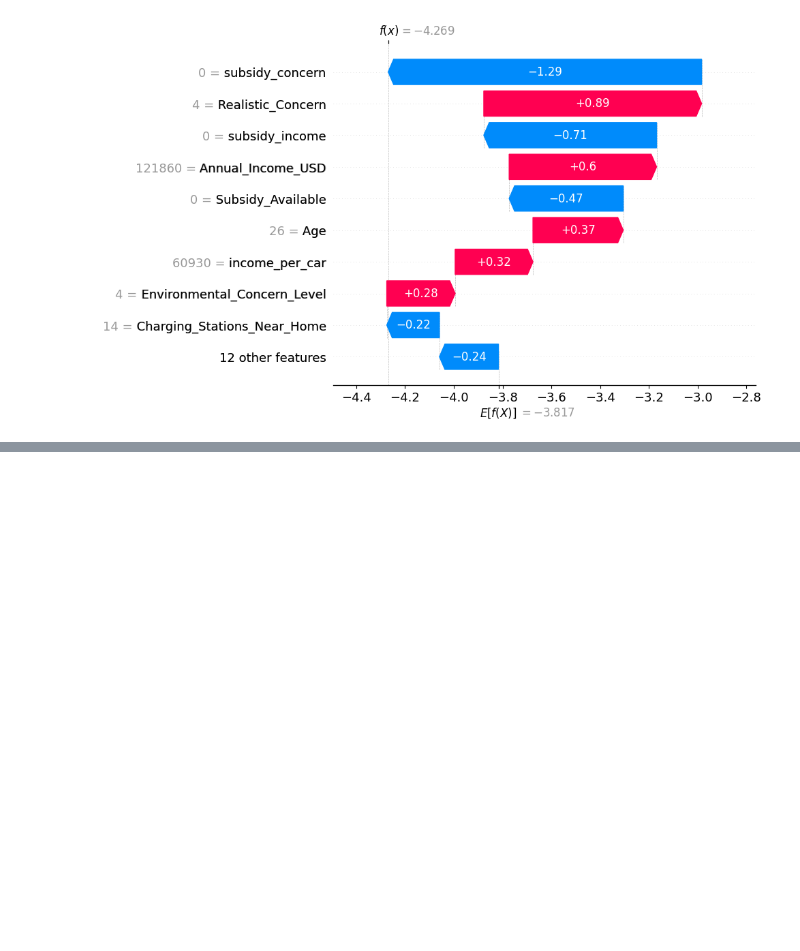
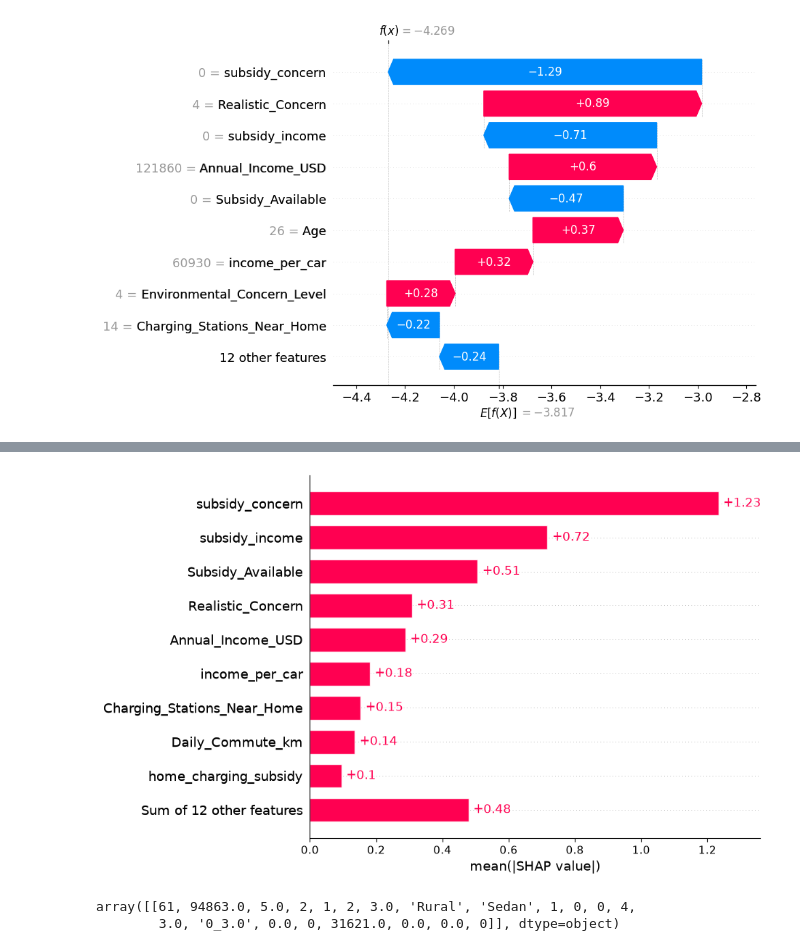
Before and after one commit to gavrilovAlikhan/EV-Purchases, a Jupyter notebook: notebooks/training_refactored.ipynb, the cells around one changed output, grey strips where cells are left out. Drawn from its saved outputs; the diff is of its cells as text; code cells hidden in the pictures; blank space fills up the shorter version.

```diff
--- a/notebooks/training_refactored.ipynb
+++ b/notebooks/training_refactored.ipynb
@@ -384,0 +421,9 @@ shap.plots.waterfall(sv[0])
+# %%
+shap.plots.bar(sv)
+# %% [output]
+[figure, added]
+# %%
+X.iloc[[5]].values
+# %% [output]
+array([[61, 94863.0, 5.0, 2, 1, 2, 3.0, 'Rural', 'Sedan', 1, 0, 0, 4,
+        3.0, '0_3.0', 0.0, 0, 31621.0, 0.0, 0.0, 0]], dtype=object)
```
Also changed, not shown: parts of 16 cells of this notebook.
